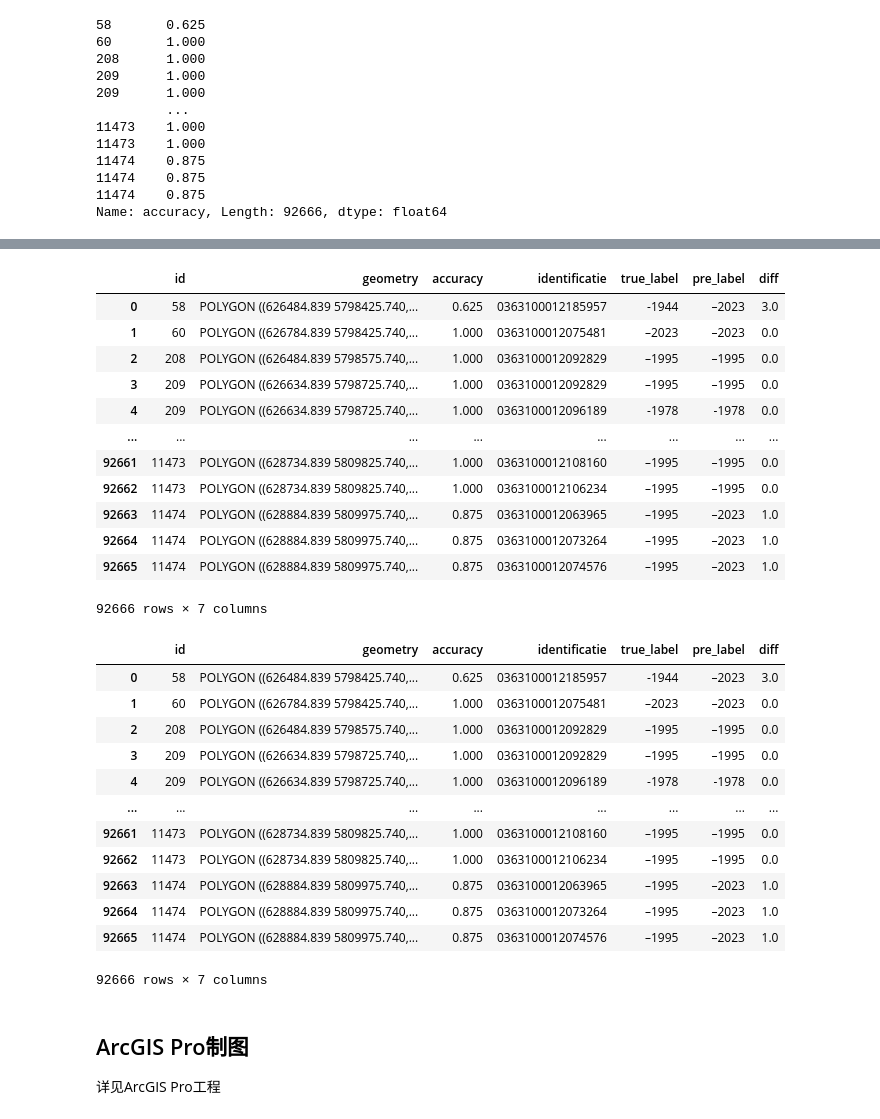
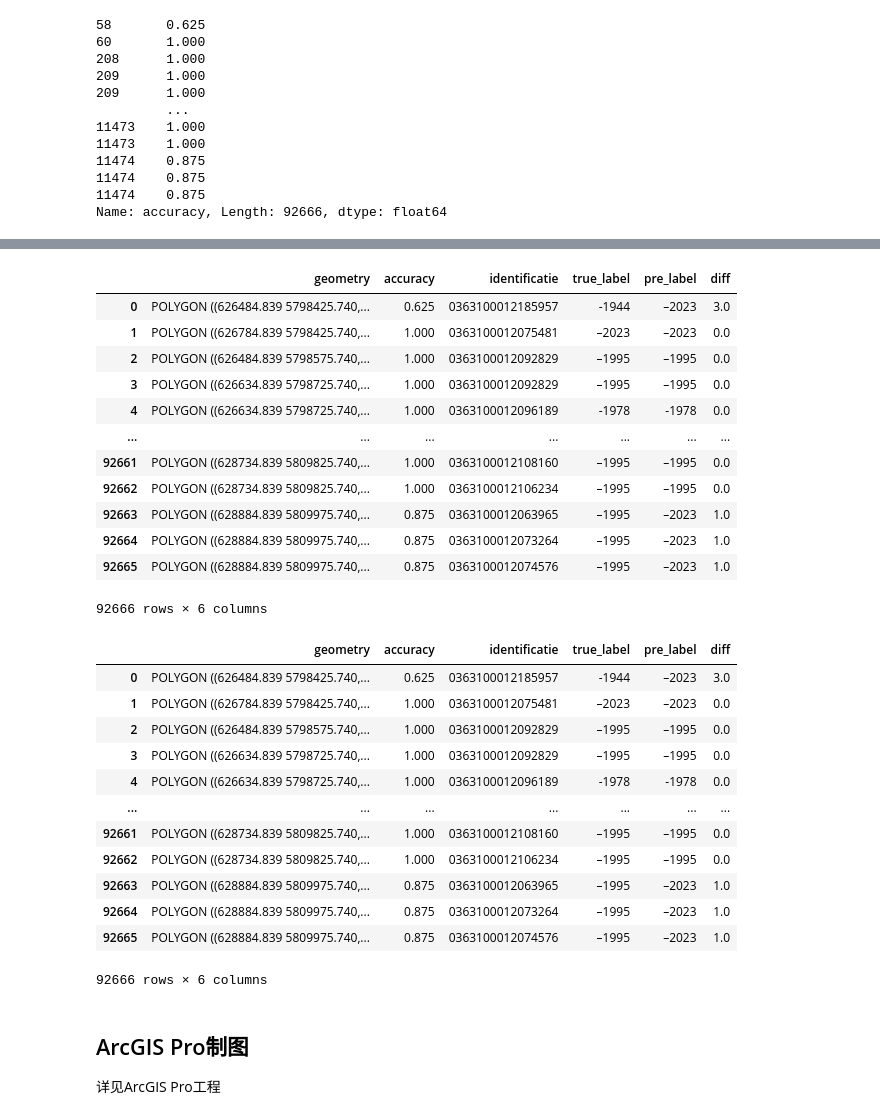
Before and after one commit to dengdengdengfei/Paper_Replication--Understanding-architecture-age-and-style-through-deep-learning, a Jupyter notebook: 4.1-对建筑年代进行深度学习训练和预测/notebook/4.1.5-使用ArcGIS-Pro和Arcy制作建筑年代预测结果在150米精度范围的准确度.ipynb, the cells around one changed output, grey strips where cells are left out. Saved outputs shown, nothing was run; the diff lists cells and outputs as text; code cells hidden in the pictures.

```diff
--- a/4.1-对建筑年代进行深度学习训练和预测/notebook/4.1.5-使用ArcGIS-Pro和Arcy制作建筑年代预测结果在150米精度范围的准确度.ipynb
+++ b/4.1-对建筑年代进行深度学习训练和预测/notebook/4.1.5-使用ArcGIS-Pro和Arcy制作建筑年代预测结果在150米精度范围的准确度.ipynb
@@ -320,0 +268,9 @@ gdf_fishnet_label
+# %%
+cols_to_keep = ['identificatie', 'true_label', 'pre_label', 'diff']
+
+# 使用dissolve进行空间聚合并计算accuracy的平均值
+accuracy_150m = gdf_fishnet.dissolve(by='id_left', aggfunc={"accuracy": "mean"})
+
+# 直接使用join来连接其他需要的列
+accuracy_150m = accuracy_150m.join(gdf_fishnet.set_index('id_left')[cols_to_keep])
+accuracy_150m
@@ -321,3 +292,4 @@ gdf_fishnet_label
 # %%
-# 我们需要的是点的准确度，所以将渔网的准确度赋值给渔网标注点 我们使用merge
-gdf_fishnet_label2 = gdf_fishnet_label.merge(accuracy_150m, left_on='id',right_on='id_left' , how='right')
+# 我们需要的是点的准确度，所以将渔网的准确度赋值给渔网标注点 并且需要扔掉空值 我们使用merge
+gdf_fishnet_point = gdf_fishnet_label.merge(accuracy_150m, left_on='id',right_on='id_left' , how='right')
+gdf_fishnet_point
@@ -340,38 +310,38 @@ gdf_fishnet_label2
 # %%
 ## 清理数据
-accuracy_polygon = gdf_fishnet_label2.drop(columns=['id_left', 'geometry_x']).rename(columns={'geometry_y': 'geometry'})
+accuracy_polygon = gdf_fishnet_point.drop(columns=['id', 'geometry_x']).rename(columns={'geometry_y': 'geometry'})
 accuracy_polygon
 # %% [output]
-|  | id | geometry | accuracy | identificatie | true_label | pre_label | diff |
-| 0 | 58 | POLYGON ((626484.839 5798425.740,... | 0.625 | 0363100012185957 | -1944 | –2023 | 3.0 |
-| 1 | 60 | POLYGON ((626784.839 5798425.740,... | 1.000 | 0363100012075481 | –2023 | –2023 | 0.0 |
-| 2 | 208 | POLYGON ((626484.839 5798575.740,... | 1.000 | 0363100012092829 | –1995 | –1995 | 0.0 |
-| 3 | 209 | POLYGON ((626634.839 5798725.740,... | 1.000 | 0363100012092829 | –1995 | –1995 | 0.0 |
-| 4 | 209 | POLYGON ((626634.839 5798725.740,... | 1.000 | 0363100012096189 | -1978 | -1978 | 0.0 |
-| ... | ... | ... | ... | ... | ... | ... | ... |
-| 92661 | 11473 | POLYGON ((628734.839 5809825.740,... | 1.000 | 0363100012108160 | –1995 | –1995 | 0.0 |
-| 92662 | 11473 | POLYGON ((628734.839 5809825.740,... | 1.000 | 0363100012106234 | –1995 | –1995 | 0.0 |
-| 92663 | 11474 | POLYGON ((628884.839 5809975.740,... | 0.875 | 0363100012063965 | –1995 | –2023 | 1.0 |
-| 92664 | 11474 | POLYGON ((628884.839 5809975.740,... | 0.875 | 0363100012073264 | –1995 | –2023 | 1.0 |
-| 92665 | 11474 | POLYGON ((628884.839 5809975.740,... | 0.875 | 0363100012074576 | –1995 | –2023 | 1.0 |
+|  | geometry | accuracy | identificatie | true_label | pre_label | diff |
+| 0 | POLYGON ((626484.839 5798425.740,... | 0.625 | 0363100012185957 | -1944 | –2023 | 3.0 |
+| 1 | POLYGON ((626784.839 5798425.740,... | 1.000 | 0363100012075481 | –2023 | –2023 | 0.0 |
+| 2 | POLYGON ((626484.839 5798575.740,... | 1.000 | 0363100012092829 | –1995 | –1995 | 0.0 |
+| 3 | POLYGON ((626634.839 5798725.740,... | 1.000 | 0363100012092829 | –1995 | –1995 | 0.0 |
+| 4 | POLYGON ((626634.839 5798725.740,... | 1.000 | 0363100012096189 | -1978 | -1978 | 0.0 |
+| ... | ... | ... | ... | ... | ... | ... |
+| 92661 | POLYGON ((628734.839 5809825.740,... | 1.000 | 0363100012108160 | –1995 | –1995 | 0.0 |
+| 92662 | POLYGON ((628734.839 5809825.740,... | 1.000 | 0363100012106234 | –1995 | –1995 | 0.0 |
+| 92663 | POLYGON ((628884.839 5809975.740,... | 0.875 | 0363100012063965 | –1995 | –2023 | 1.0 |
+| 92664 | POLYGON ((628884.839 5809975.740,... | 0.875 | 0363100012073264 | –1995 | –2023 | 1.0 |
+| 92665 | POLYGON ((628884.839 5809975.740,... | 0.875 | 0363100012074576 | –1995 | –2023 | 1.0 |
-92666 rows × 7 columns
+92666 rows × 6 columns
 # %%
 accuracy_polygon_gdf = gpd.GeoDataFrame(accuracy_polygon, geometry='geometry').set_crs(32631)
 accuracy_polygon_gdf
 # %% [output]
-|  | id | geometry | accuracy | identificatie | true_label | pre_label | diff |
-| 0 | 58 | POLYGON ((626484.839 5798425.740,... | 0.625 | 0363100012185957 | -1944 | –2023 | 3.0 |
-| 1 | 60 | POLYGON ((626784.839 5798425.740,... | 1.000 | 0363100012075481 | –2023 | –2023 | 0.0 |
-| 2 | 208 | POLYGON ((626484.839 5798575.740,... | 1.000 | 0363100012092829 | –1995 | –1995 | 0.0 |
-| 3 | 209 | POLYGON ((626634.839 5798725.740,... | 1.000 | 0363100012092829 | –1995 | –1995 | 0.0 |
-| 4 | 209 | POLYGON ((626634.839 5798725.740,... | 1.000 | 0363100012096189 | -1978 | -1978 | 0.0 |
-| ... | ... | ... | ... | ... | ... | ... | ... |
-| 92661 | 11473 | POLYGON ((628734.839 5809825.740,... | 1.000 | 0363100012108160 | –1995 | –1995 | 0.0 |
-| 92662 | 11473 | POLYGON ((628734.839 5809825.740,... | 1.000 | 0363100012106234 | –1995 | –1995 | 0.0 |
-| 92663 | 11474 | POLYGON ((628884.839 5809975.740,... | 0.875 | 0363100012063965 | –1995 | –2023 | 1.0 |
-| 92664 | 11474 | POLYGON ((628884.839 5809975.740,... | 0.875 | 0363100012073264 | –1995 | –2023 | 1.0 |
-| 92665 | 11474 | POLYGON ((628884.839 5809975.740,... | 0.875 | 0363100012074576 | –1995 | –2023 | 1.0 |
+|  | geometry | accuracy | identificatie | true_label | pre_label | diff |
+| 0 | POLYGON ((626484.839 5798425.740,... | 0.625 | 0363100012185957 | -1944 | –2023 | 3.0 |
+| 1 | POLYGON ((626784.839 5798425.740,... | 1.000 | 0363100012075481 | –2023 | –2023 | 0.0 |
+| 2 | POLYGON ((626484.839 5798575.740,... | 1.000 | 0363100012092829 | –1995 | –1995 | 0.0 |
+| 3 | POLYGON ((626634.839 5798725.740,... | 1.000 | 0363100012092829 | –1995 | –1995 | 0.0 |
+| 4 | POLYGON ((626634.839 5798725.740,... | 1.000 | 0363100012096189 | -1978 | -1978 | 0.0 |
+| ... | ... | ... | ... | ... | ... | ... |
+| 92661 | POLYGON ((628734.839 5809825.740,... | 1.000 | 0363100012108160 | –1995 | –1995 | 0.0 |
+| 92662 | POLYGON ((628734.839 5809825.740,... | 1.000 | 0363100012106234 | –1995 | –1995 | 0.0 |
+| 92663 | POLYGON ((628884.839 5809975.740,... | 0.875 | 0363100012063965 | –1995 | –2023 | 1.0 |
+| 92664 | POLYGON ((628884.839 5809975.740,... | 0.875 | 0363100012073264 | –1995 | –2023 | 1.0 |
+| 92665 | POLYGON ((628884.839 5809975.740,... | 0.875 | 0363100012074576 | –1995 | –2023 | 1.0 |
-92666 rows × 7 columns
+92666 rows × 6 columns
 # %%
 # 保存到保存面数据到数据库 在ArcGIS Pro制图
 accuracy_polygon_gdf.to_file(filename=gdb, layer='accuracy_150m_polygon')
```
Also changed, not shown: parts of 10 cells of this notebook, 3 other files.
